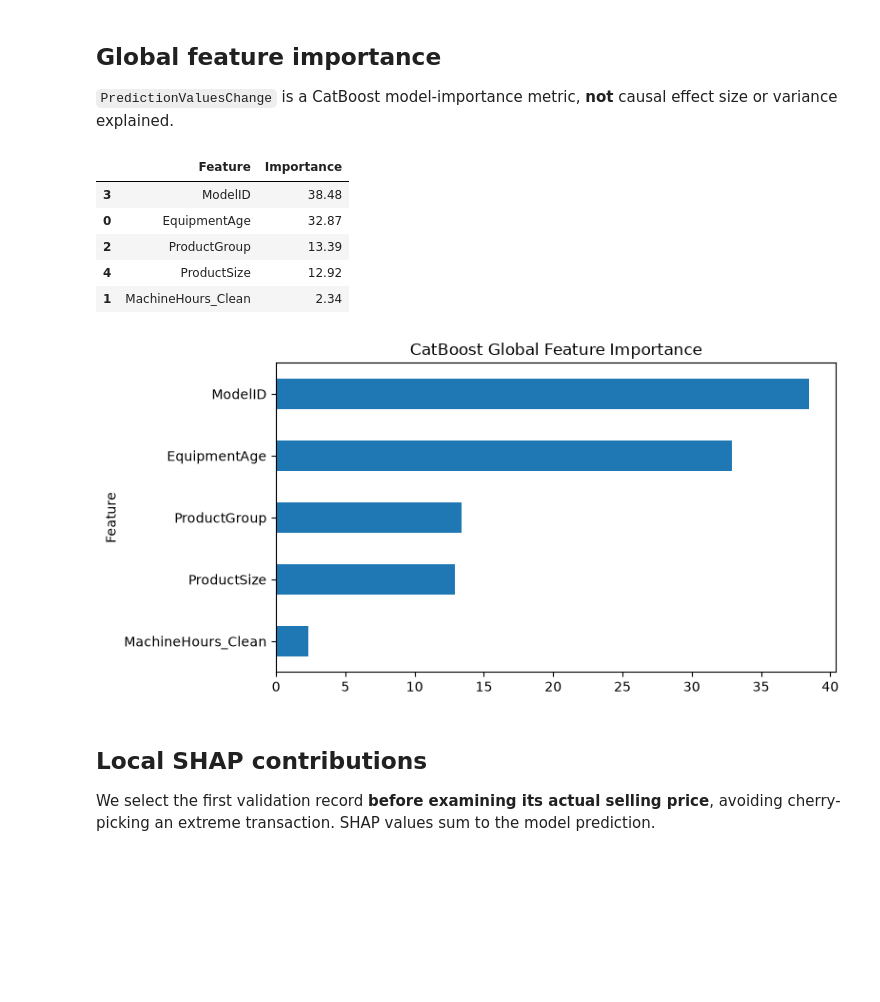
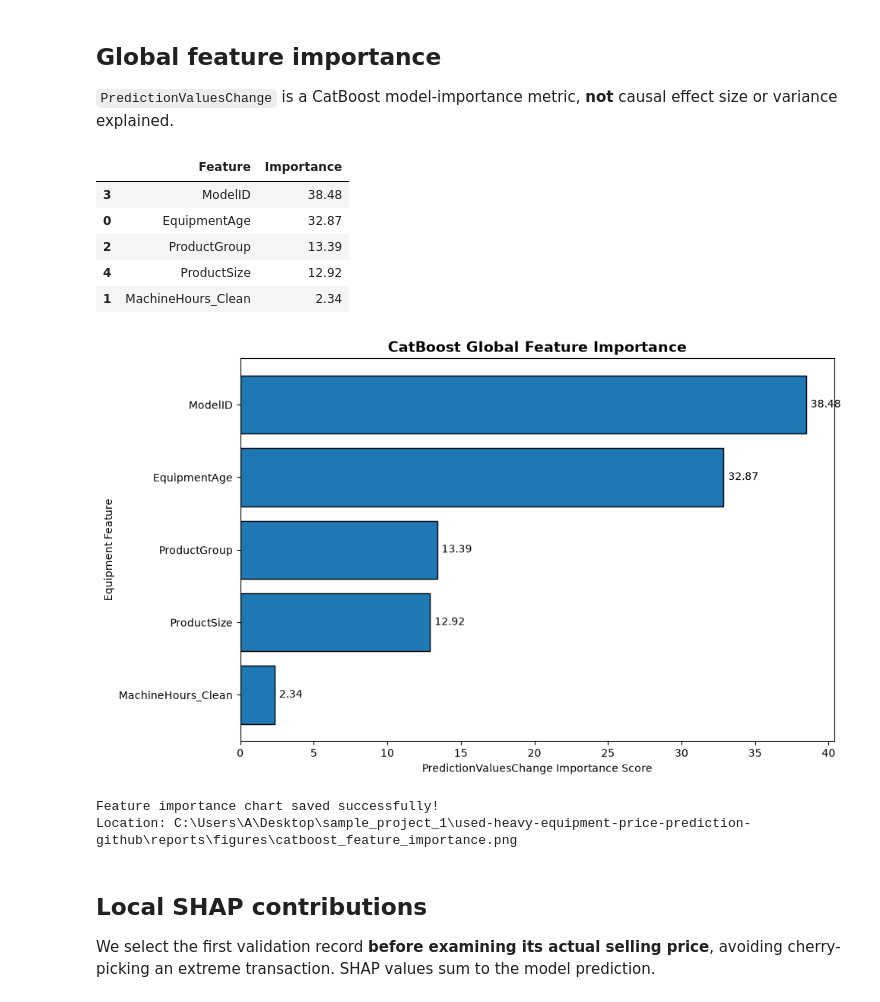
Before and after one commit to Basiru-Haruna/used-heavy-equipment-price-prediction, a Jupyter notebook: notebooks/05_model_interpretability.ipynb, the cells around one changed output. Drawn from its saved outputs; the diff is of its cells as text; code cells hidden in the pictures; blank space fills up the shorter version.

```diff
--- a/notebooks/05_model_interpretability.ipynb
+++ b/notebooks/05_model_interpretability.ipynb
@@ -47,19 +47,88 @@ print('2010–2011 development MAE:', round(error_metrics(valid.SalePrice, pred)
 ## Global feature importance
 `PredictionValuesChange` is a CatBoost model-importance metric, **not** causal effect size or variance explained.
 # %%
-importance = pd.DataFrame({'Feature': model.feature_names_, 'Importance': model.get_feature_importance(type='PredictionValuesChange')}).sort_values('Importance',ascending=False)
+# Calculate global feature importance from the fitted CatBoost model.
+importance = pd.DataFrame({
+    "Feature": model.feature_names_,
+    "Importance": model.get_feature_importance(
+        type="PredictionValuesChange"
+    )
+})
+
+# Arrange the features from most important to least important.
+importance = importance.sort_values(
+    by="Importance",
+    ascending=False
+)
+
+# Display feature importance values.
 display(importance.round(2))
-importance.sort_values('Importance').plot.barh(x='Feature', y='Importance', legend=False, figsize=(8,4))
-plt.title('CatBoost Global Feature Importance')
-plt.tight_layout();plt.show()
+
+# Create a horizontal bar chart.
+fig, ax = plt.subplots(figsize=(10, 6))
+
+# Reverse the ordering so the most important feature appears at the top.
+importance_plot = importance.sort_values(
+    by="Importance",
+    ascending=True
+)
+
+ax.barh(
+    importance_plot["Feature"],
+    importance_plot["Importance"],
+    edgecolor="black"
+)
+
+# Add labels and a descriptive title.
+ax.set_title(
+    "CatBoost Global Feature Importance",
+    fontsize=14,
+    fontweight="bold"
+)
+
+ax.set_xlabel("PredictionValuesChange Importance Score")
+ax.set_ylabel("Equipment Feature")
+
+# Add numerical importance labels beside each bar.
+for index, value in enumerate(importance_plot["Importance"]):
+    ax.text(
+        value + 0.3,
+        index,
+        f"{value:.2f}",
+        va="center"
+    )
+
+# Improve layout.
+plt.tight_layout()
+
+# Create the output folder if necessary.
+figures_dir = project_root / "reports" / "figures"
+figures_dir.mkdir(parents=True, exist_ok=True)
+
+# Save the chart at high resolution.
+figure_path = figures_dir / "catboost_feature_importance.png"
+
+fig.savefig(
+    figure_path,
+    dpi=300,
+    bbox_inches="tight"
+)
+
+# Display the chart.
+plt.show()
+
+print("Feature importance chart saved successfully!")
+print("Location:", figure_path)
 # %% [output]
 |  | Feature | Importance |
 | 3 | ModelID | 38.48 |
 | 0 | EquipmentAge | 32.87 |
 | 2 | ProductGroup | 13.39 |
 | 4 | ProductSize | 12.92 |
 | 1 | MachineHours_Clean | 2.34 |
-[figure, old version]
+[figure, new version]
+Feature importance chart saved successfully!
+Location: C:\Users\A\Desktop\sample_project_1\used-heavy-equipment-price-prediction-github\reports\figures\catboost_feature_importance.png
 # %% [markdown]
 ## Local SHAP contributions
 We select the first validation record **before examining its actual selling price**, avoiding cherry-picking an extreme transaction. SHAP values sum to the model prediction.
```
Also changed, not shown: 4 other files.
